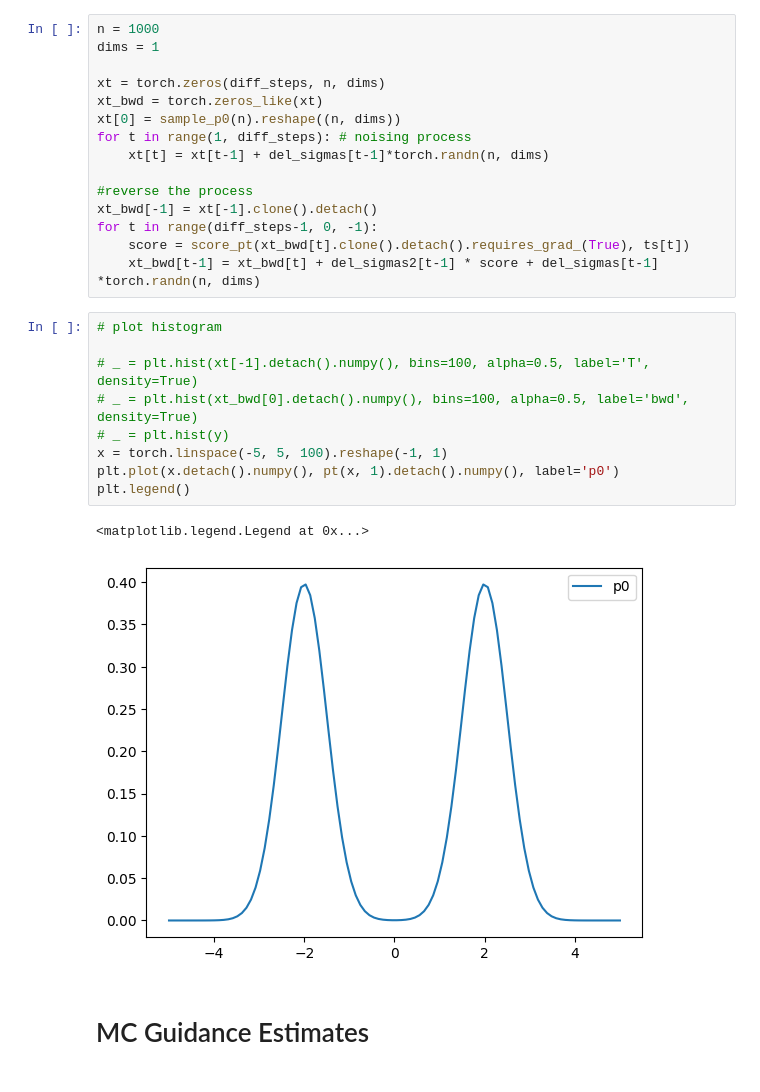
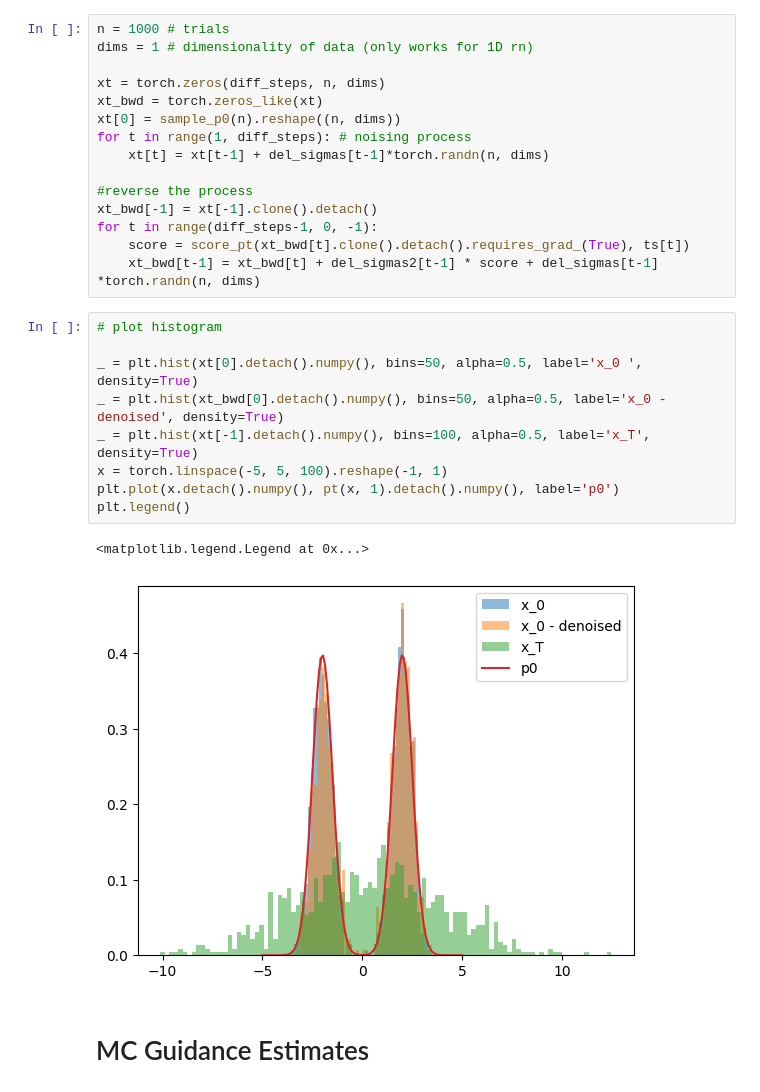
Before and after one commit to kkaliteevskiy/pdediff, a Jupyter notebook: guidance experiments/MMG_with_IS_guidance.ipynb, the cells around one changed output. Drawn from its saved outputs; the diff is of its cells as text.

```diff
--- a/guidance experiments/MMG_with_IS_guidance.ipynb
+++ b/guidance experiments/MMG_with_IS_guidance.ipynb
@@ -18,6 +19,6 @@ from utils import * # includes some global functions/variables
 # %%
-n = 1000
-dims = 1
+n = 1000 # trials
+dims = 1 # dimensionality of data (only works for 1D rn)
 
 xt = torch.zeros(diff_steps, n, dims)
 xt_bwd = torch.zeros_like(xt)
@@ -33,15 +34,15 @@ for t in range(diff_steps-1, 0, -1):
 # %%
 # plot histogram
 
-# _ = plt.hist(xt[-1].detach().numpy(), bins=100, alpha=0.5, label='T', density=True)
-# _ = plt.hist(xt_bwd[0].detach().numpy(), bins=100, alpha=0.5, label='bwd', density=True)
-# _ = plt.hist(y)
+_ = plt.hist(xt[0].detach().numpy(), bins=50, alpha=0.5, label='x_0 ', density=True)
+_ = plt.hist(xt_bwd[0].detach().numpy(), bins=50, alpha=0.5, label='x_0 - denoised', density=True)
+_ = plt.hist(xt[-1].detach().numpy(), bins=100, alpha=0.5, label='x_T', density=True)
 x = torch.linspace(-5, 5, 100).reshape(-1, 1)
 plt.plot(x.detach().numpy(), pt(x, 1).detach().numpy(), label='p0')
 plt.legend()
 # %% [output]
 <matplotlib.legend.Legend at 0x...>
-[figure, old version]
+[figure, new version]
 # %% [markdown]
 # MC Guidance Estimates
 # %%
```
Also changed, not shown: parts of 6 cells of this notebook, 1 other file.
